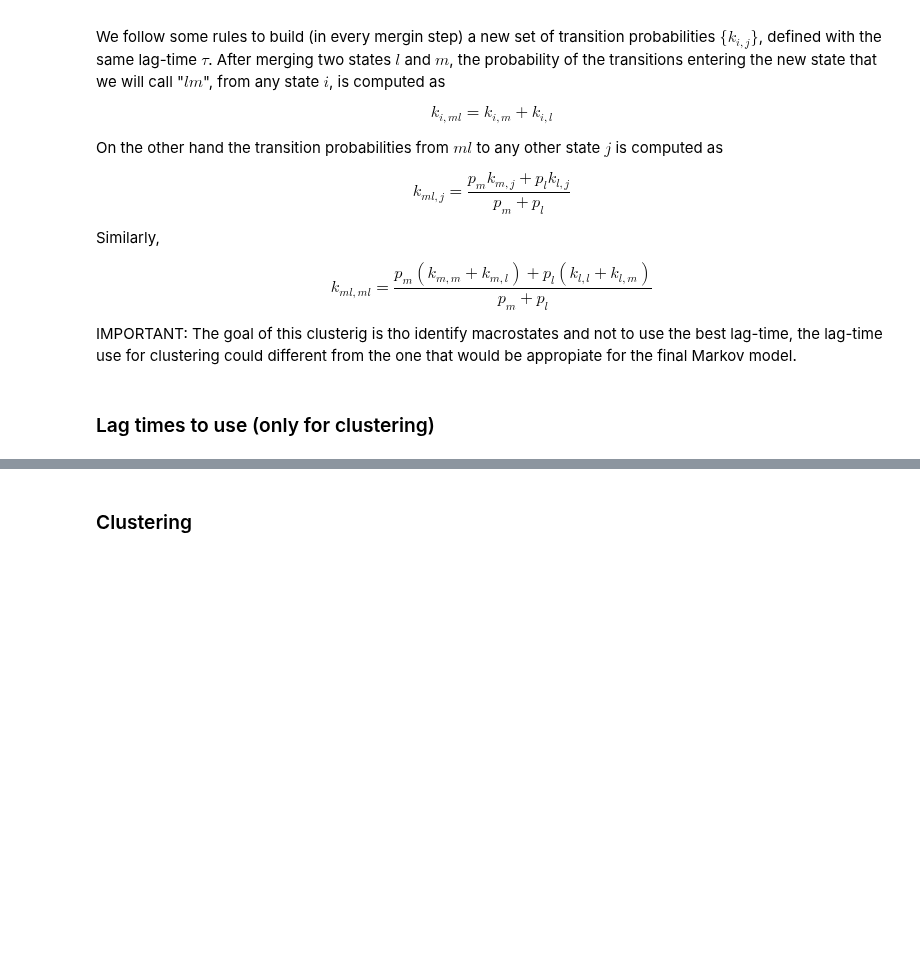
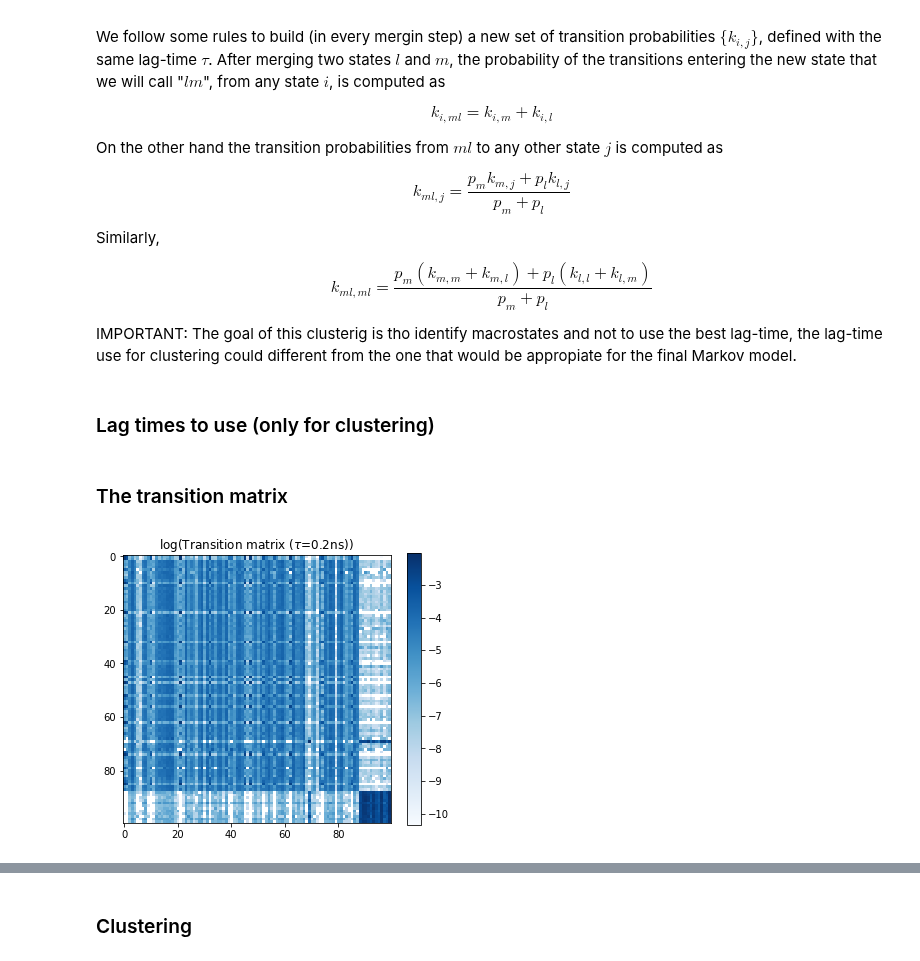
Before and after one commit to choderalab/msm-mfpt, a Jupyter notebook: models/Villin_model_postClustering2.ipynb, the cells around one changed output, grey strips where cells are left out. Saved outputs shown, nothing was run; the diff lists cells and outputs as text; code cells hidden in the pictures; blank space fills up the shorter version.

Commit message:
added K matrix and T matrix visualization

```diff
--- a/models/Villin_model_postClustering2.ipynb
+++ b/models/Villin_model_postClustering2.ipynb
@@ -297,3 +307,19 @@ lag_index = [ get_lagtime_from_array(lags, element*0.2)[0] for element in lag_to
 #range_per_lag = [[200,600], [200,350], [100,250], [30,200]]
 #range_per_lag = [[362,377]]
 range_per_lag = [[100,500]]
+# %% [markdown]
+### The transition matrix
+# %%
+from sklearn.cluster import SpectralBiclustering
+bic = SpectralBiclustering(2)
+bic.fit(msm.P)
+
+plt.figure(figsize=(6,5))
+order = np.argsort(bic.column_labels_)
+
+plt.imshow(np.log(msm.P[order][:,order]), cmap="Blues")
+plt.colorbar()
+plt.title(r"log(Transition matrix ($\tau$=0.2ns))")
+plt.savefig('log-transition-matrix.jpg', dpi=300)
+# %% [output]
+[figure, added]
```
Also changed, not shown: parts of 5 cells of this notebook.
